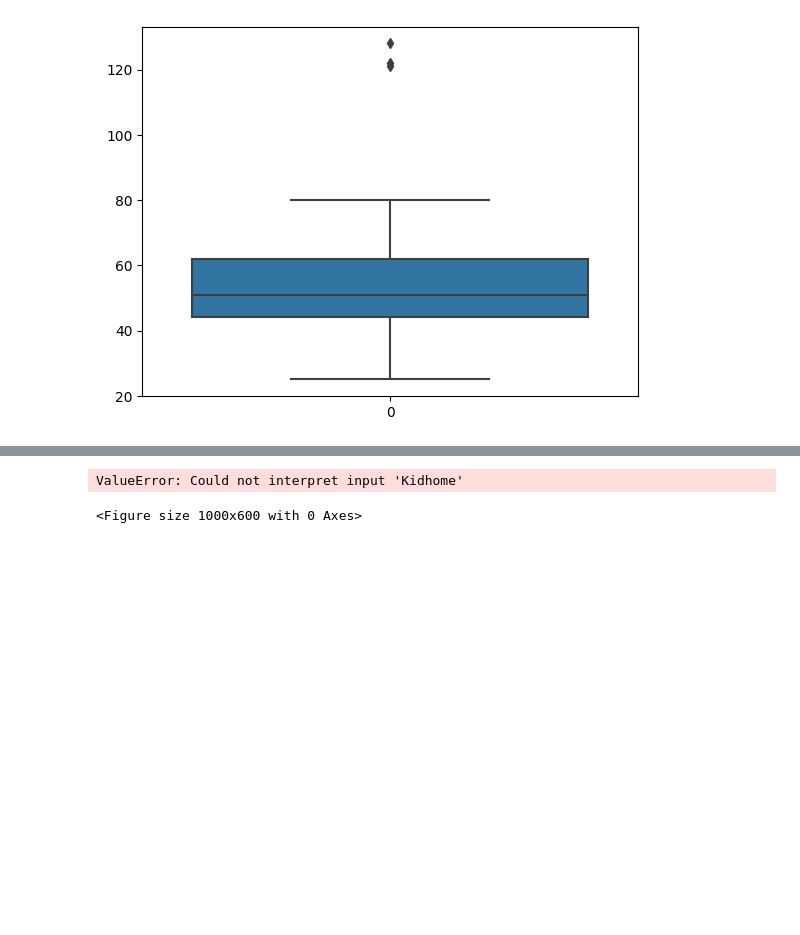
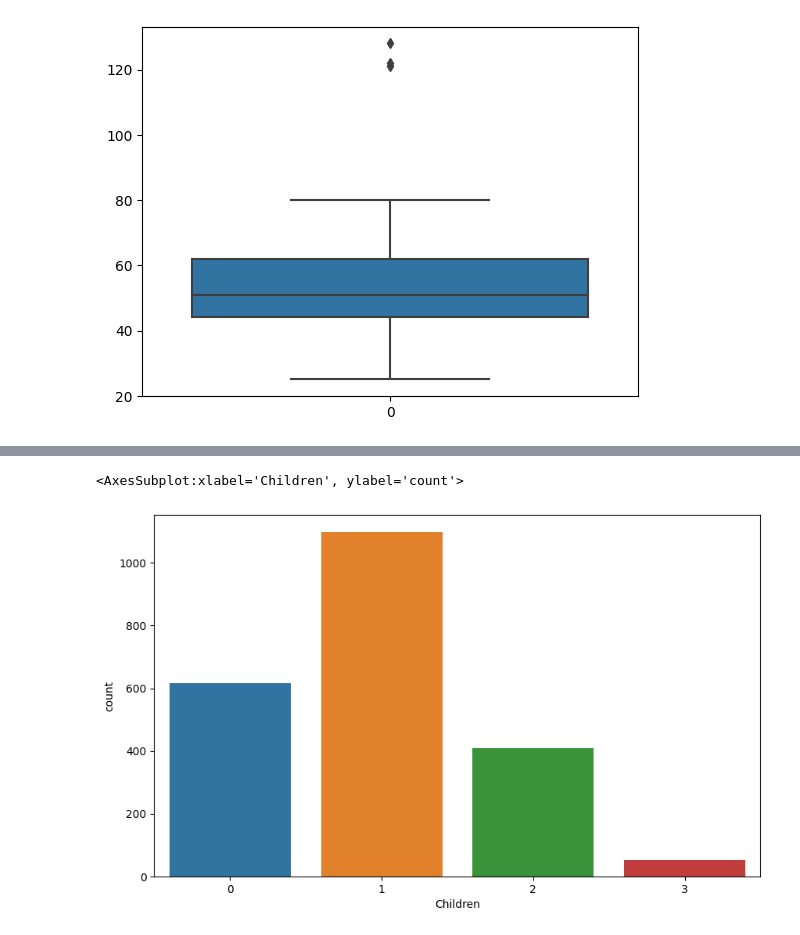
Before and after one commit to yeremiapane/Project-Capstone, a Jupyter notebook: projectCapstone.ipynb, the cells around one changed output, grey strips where cells are left out. Cells and saved outputs as stored; diff of their text form; code cells hidden in the pictures; blank space fills up the shorter version.

```diff
--- a/projectCapstone.ipynb
+++ b/projectCapstone.ipynb
@@ -191,8 +205,8 @@ plt.show()
 # %%
 plt.figure(figsize=(10,6))
-sns.countplot(x="Kidhome", data=df)
+sns.countplot(x='Children', data=new_df)
 # %% [output]
-ValueError: Could not interpret input 'Kidhome'
+<AxesSubplot:xlabel='Children', ylabel='count'>
-<Figure size 1000x600 with 0 Axes>
+[figure, added]
 # %%
 plt.figure(figsize=(10,6))
```
Also changed, not shown: parts of 9 cells of this notebook.
